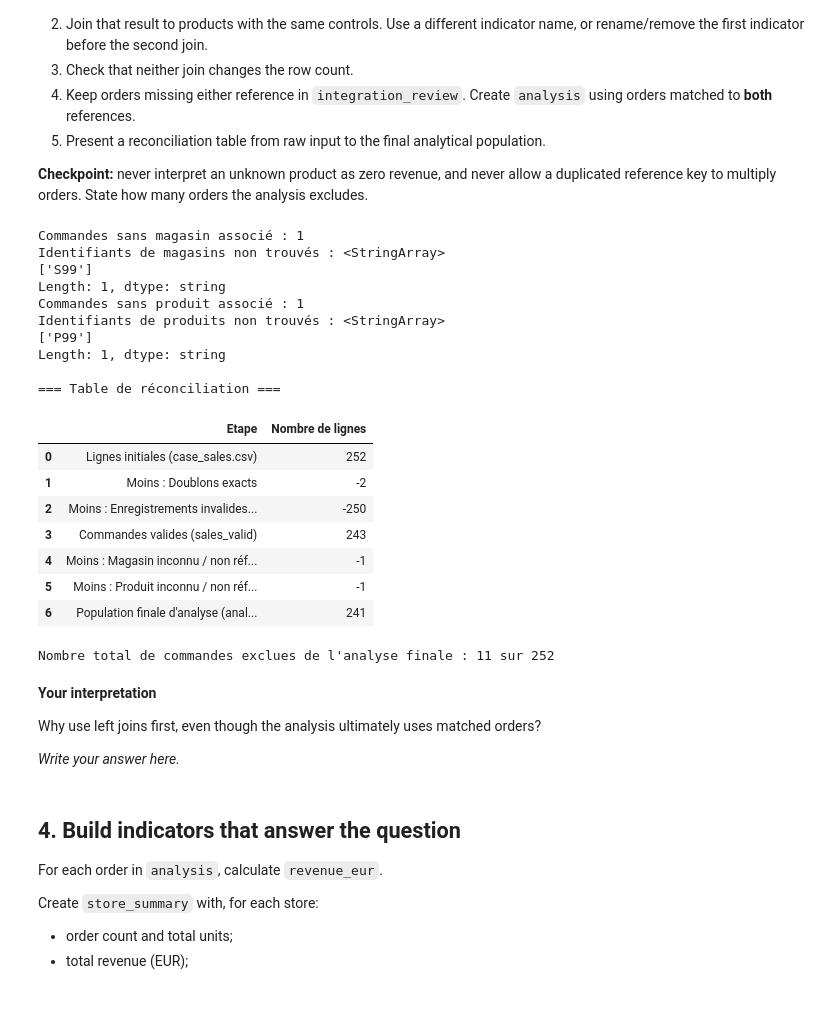
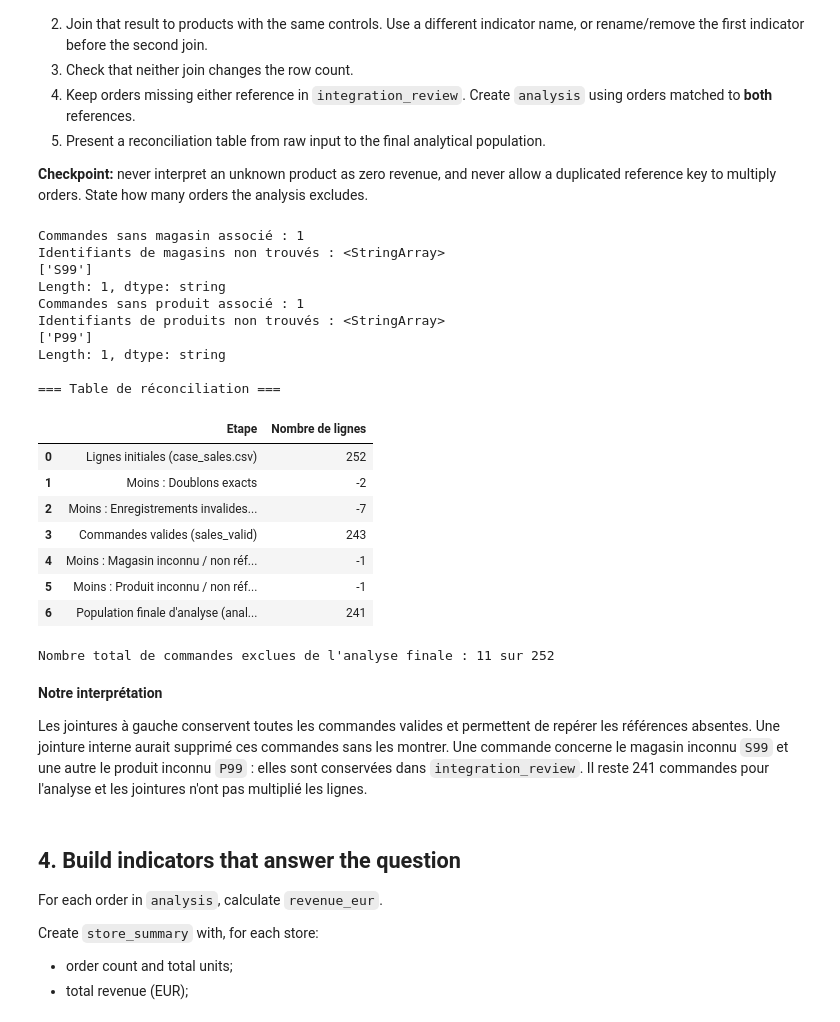
Before and after one commit to snvpey/INF4-GroupeMontagne, a Jupyter notebook: notebooks/05-Data-Integration-Case-Study.ipynb, the cells around one changed output. Saved outputs shown, nothing was run; the diff lists cells and outputs as text; code cells hidden in the pictures.

```diff
--- a/notebooks/05-Data-Integration-Case-Study.ipynb
+++ b/notebooks/05-Data-Integration-Case-Study.ipynb
@@ -214,7 +215,6 @@ Create working copies. Apply the quality policy above.
 **Checkpoint:** input rows = exact duplicates removed + invalid rows retained for review + valid rows. Multiple reason flags can describe the same rejected row, so do not sum flags as if they were distinct rows.
 # %%
 # Clean and validate without changing the raw objects
-# Write your code here.
 sales_dedup = sales_raw.drop_duplicates()
 stores_dedup = stores_raw.drop_duplicates()
 products_dedup = products_raw.drop_duplicates()
@@ -284,14 +284,24 @@ sales_valid = sales_valid[
     ['order_id', 'date', 'store_id', 'product_id', 'quantity', 'unit_price_eur']
 ]
 
-sales_review = pd.concat([sales_clean[sales_clean['is_invalid']], flags], axis=1)
+# Ajouter les raisons avant de sélectionner les lignes à revoir
+for col in flags.columns:
+    sales_clean[col] = flags[col]
+
+sales_review = sales_clean[sales_clean['is_invalid']].copy()
 
 assert sales_valid['order_id'].is_unique, (
     'Erreur : doublons de order_id détectés dans sales_valid !'
 )
 
+# Vérifier les clés des tables de référence
+assert stores_clean['store_id'].notna().all() and stores_clean['store_id'].is_unique
+assert products_clean['product_id'].notna().all() and products_clean['product_id'].is_unique
+
 print(f'Lignes brutes initiales : {len(sales_raw)}')
-print(f'Doublons exacts supprimés : {exact_duplicates_sales}')
+print(f'Doublons exacts supprimés dans Sales : {exact_duplicates_sales}')
+print(f'Doublons exacts supprimés dans Stores : {exact_duplicates_stores}')
+print(f'Doublons exacts supprimés dans Products : {exact_duplicates_products}')
 print(f'Lignes rejetées (sales_review) : {len(sales_review)}')
 print(f'Lignes valides (sales_valid) : {len(sales_valid)}')
 print(
@@ -322,7 +334,6 @@ Which records did you exclude, repair or keep? Why?
 **Checkpoint:** never interpret an unknown product as zero revenue, and never allow a duplicated reference key to multiply orders. State how many orders the analysis excludes.
 # %%
 # Join the sources and audit coverage
-# Write your code here.
 sales_stores = pd.merge(
     sales_valid,
     stores_clean,
@@ -337,10 +348,8 @@ print(f"Commandes sans magasin associé : {len(unmatched_stores)}")
 if len(unmatched_stores) > 0:
     print("Identifiants de magasins non trouvés :", unmatched_stores['store_id'].unique())
 
-sales_stores_no_ind = sales_stores.drop(columns=['_merge_store'])
-
 sales_full = pd.merge(
-    sales_stores_no_ind,
+    sales_stores,
     products_clean,
     on='product_id',
     how='left',
@@ -358,55 +367,53 @@ assert len(sales_stores) == len(sales_valid), "Erreur : La jointure stores a mod
 assert len(sales_full) == len(sales_valid), "Erreur : La jointure products a modifié le nombre de lignes !"
 
 
-is_integrated = (sales_stores['_merge_store'] == 'both') & (sales_full['_merge_product'] == 'both')
+is_integrated = (sales_full['_merge_store'] == 'both') & (sales_full['_merge_product'] == 'both')
 
 integration_review = sales_full[~is_integrated].copy()
 
 analysis = sales_full[is_integrated].copy()
-analysis = analysis.drop(columns=['_merge_product'])
+analysis = analysis.drop(columns=['_merge_store', '_merge_product'])
 
 
 reconciliation_data = [
     {"Etape": "Lignes initiales (case_sales.csv)", "Nombre de lignes": len(sales_raw)},
     {"Etape": "Moins : Doublons exacts", "Nombre de lignes": -exact_duplicates_sales},
     {"Etape": "Moins : Enregistrements invalides (sales_review)", "Nombre de lignes": -len(sales_review)},
     {"Etape": "Commandes valides (sales_valid)", "Nombre de lignes": len(sales_valid)},
-    {"Etape": "Moins : Magasin inconnu / non référencé", "Nombre de lignes": -len(sales_full[sales_stores['_merge_store'] == 'left_only'])},
+    {"Etape": "Moins : Magasin inconnu / non référencé", "Nombre de lignes": -len(unmatched_stores)},
     {"Etape": "Moins : Produit inconnu / non référencé", "Nombre de lignes": -len(sales_full[sales_full['_merge_product'] == 'left_only'])},
     {"Etape": "Population finale d'analyse (analysis)", "Nombre de lignes": len(analysis)}
 ]
 
 reconciliation = pd.DataFrame(reconciliation_data)
 
 print("\n=== Table de réconciliation ===")
 display(reconciliation)
 print(f"\nNombre total de commandes exclues de l'analyse finale : {len(sales_raw) - len(analysis)} sur {len(sales_raw)}")
 # %% [output]
 Commandes sans magasin associé : 1
 Identifiants de magasins non trouvés : <StringArray>
 ['S99']
 Length: 1, dtype: string
 Commandes sans produit associé : 1
 Identifiants de produits non trouvés : <StringArray>
 ['P99']
 Length: 1, dtype: string
 
 === Table de réconciliation ===
 |  | Etape | Nombre de lignes |
 | 0 | Lignes initiales (case_sales.csv) | 252 |
 | 1 | Moins : Doublons exacts | -2 |
-| 2 | Moins : Enregistrements invalides... | -250 |
+| 2 | Moins : Enregistrements invalides... | -7 |
 | 3 | Commandes valides (sales_valid) | 243 |
 | 4 | Moins : Magasin inconnu / non réf... | -1 |
 | 5 | Moins : Produit inconnu / non réf... | -1 |
 | 6 | Population finale d'analyse (anal... | 241 |
 Nombre total de commandes exclues de l'analyse finale : 11 sur 252
 # %% [markdown]
-**Your interpretation**
+**Notre interprétation**
 
-Why use left joins first, even though the analysis ultimately uses matched orders?
-
-*Write your answer here.*
+Les jointures à gauche conservent toutes les commandes valides et permettent de repérer les références absentes. Une jointure interne aurait supprimé ces commandes sans les montrer. Une commande concerne le magasin inconnu `S99` et une autre le produit inconnu `P99` : elles sont conservées dans `integration_review`. Il reste 241 commandes pour l'analyse et les jointures n'ont pas multiplié les lignes.
 # %% [markdown]
 ## 4. Build indicators that answer the question
 For each order in `analysis`, calculate `revenue_eur`.
```
Also changed, not shown: parts of 17 cells of this notebook, 6 other files.
